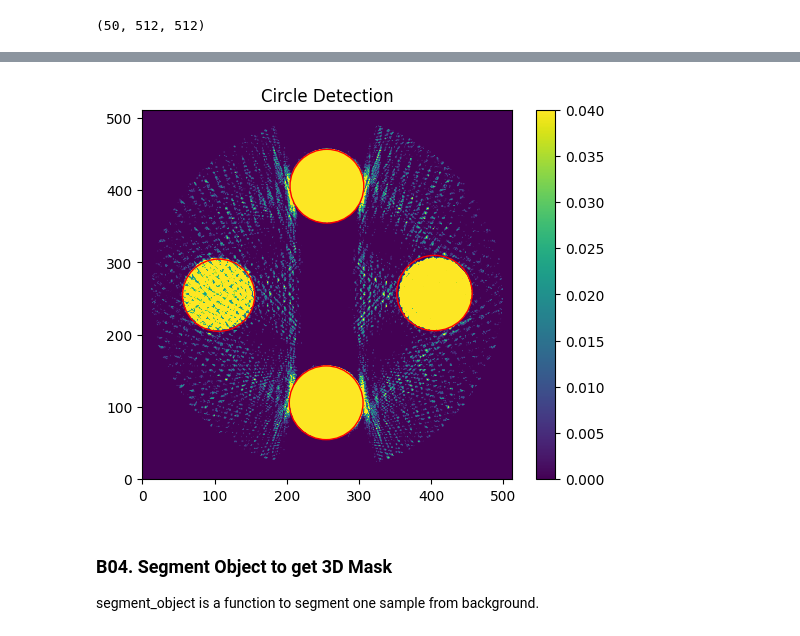
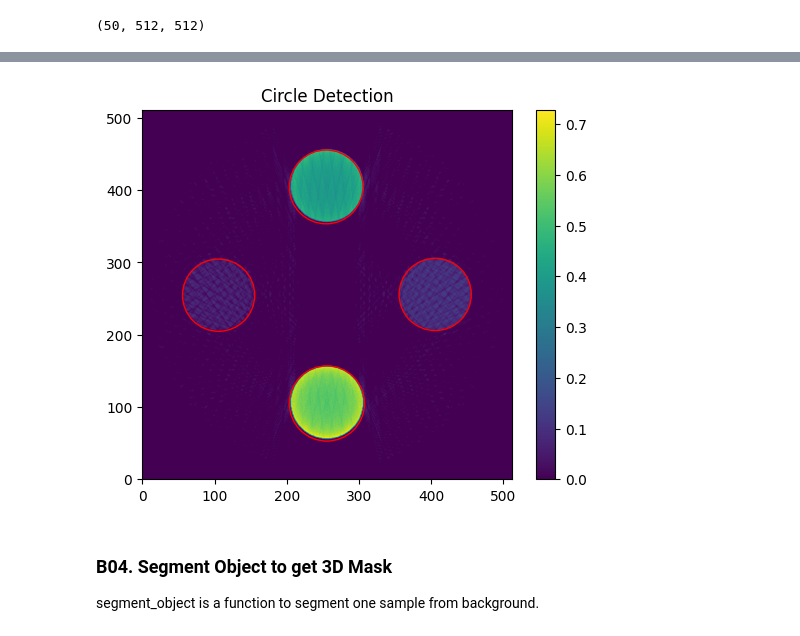
Before and after one commit to cabouman/xcal, a Jupyter notebook: examples/T01_MBSC_LEAP_RS_3Volt_1Filter_1Detector_4Sample.ipynb, the cells around one changed output, grey strips where cells are left out. Drawn from its saved outputs; the diff is of its cells as text; code cells hidden in the pictures.

```diff
--- a/examples/T01_MBSC_LEAP_RS_3Volt_1Filter_1Detector_4Sample.ipynb
+++ b/examples/T01_MBSC_LEAP_RS_3Volt_1Filter_1Detector_4Sample.ipynb
@@ -161,16 +242,14 @@ plt.grid()
 # %%
-from xspec.chem_consts import get_lin_att_c_vs_E
-
-
 # Scanned Homogeneous Rods
-mat_density = [density['%s' % formula] for formula in sample_mats]
+# Density for homogenous material is stored in the imported density dictionary
+mat_density = [density[formula] for formula in sample_mats]
 lac_vs_E_list = [get_lin_att_c_vs_E(den, formula, energies) for den, formula in zip(mat_density, sample_mats)]
 
 # Plot LAC
 for lac_vs_E,mat in zip(lac_vs_E_list, sample_mats):
     plt.plot(energies, lac_vs_E, label=mat)
 plt.yscale('log')
-plt.title('Linear Attenuation Coefficient $\mu$ ($mm^{-1}$)')
+plt.title(r'Linear Attenuation Coefficient $\mu$ ($mm^{-1}$)')
 plt.xlabel('Energy (keV)')
 plt.grid()
 plt.legend()
@@ -344,17 +458,18 @@ leapct = tomographicModels()
 leapct.about()
 
 leapct.set_conebeam(ct_info['NViews'],
-                    ct_info["Resolution"][0],
-                    ct_info["Resolution"][1],
+                    ct_info["shape"][0],
+                    ct_info["shape"][1],
                     ct_info["psize"][0],
                     ct_info["psize"][1],
-                    0.5*(ct_info["Resolution"][0]-1),
-                    0.5*(ct_info["Resolution"][1]-1),
+                    0.5*(ct_info["shape"][0]-1),
+                    0.5*(ct_info["shape"][1]-1),
                     leapct.setAngleArray(ct_info['NViews'], 360.0),
                     ct_info["SOD"],
                     ct_info["SDD"])
 
 leapct.set_default_volume()
+# Reconstructing one CT scan using FBP/RWLS.
 sino = -np.log(trans_list[-1]).astype(np.float32)
 sino = np.ascontiguousarray(sino, dtype=np.float32) # shape is numAngles, numRows, numCols
 recon = leapct.allocate_volume() # shape is numZ, numY, numX
@@ -403,32 +542,38 @@ from xspec.phantom import detect_hough_circles
 # %%
 from matplotlib.patches import Circle
 import math
 
-plt.imshow(recon[25],vmin=0.00,vmax=0.04,origin='lower')
+plt.imshow(recon[25],origin='lower')
 plt.colorbar()
 # Get the current axes.
 ax = plt.gca()
-circles = detect_hough_circles(recon[25], radius_range=(45, 55), vmin=0.00, vmax=0.02, min_dist=200,HoughCircles_params2=10)
-# Define a small threshold for values close to zero
-threshold = 2
-# Sort circles by angle, setting values close to zero to 0
-circles = sorted(circles, key=lambda x: math.atan2(
-    0 if abs(x[1] - 255.5) < threshold else x[1] - 255.5,
-    0 if abs(x[0] - 255.5) < threshold else x[0] - 255.5
+circles = detect_hough_circles(recon[25],
+                               radius_range=(45, 55),
+                               vmin=0.00, vmax=0.02,
+                               min_dist=200,
+                               HoughCircles_params2=10)
 
-))# Create and add circles to the plot.
+# Below is for display and sort the detected circles.
+# x is horizontal axis, y is vertical axis.
+circles_values = np.array([np.mean(recon[25][int(y-r):int(y+r),int(x-r):int(x+r)]) for x,y,r in circles])
+# Sort `circles` based on the order in `circles_values`
+circles = [cir for _, cir in sorted(zip(circles_values, circles))]
+# Rearrange based on material ['V', 'Al', 'Ti', 'Mg']
+circles = [circles[i] for i in [3,1,2,0]]
+
+# Create and add circles to the plot.
 for x, y, radius in circles:
     circle = Circle((x, y), radius, color='red', fill=False)
     ax.add_patch(circle)
 
 # Optionally set the aspect of the plot to be equal.
 # This makes sure that the circles are not skewed.
 ax.set_aspect('equal')
 plt.title('Circle Detection')
 # Show the plot with the circles.
 plt.show()
 # %% [output]
-[figure, old version]
+[figure, new version]
 # %% [markdown]
 ### B04. Segment Object to get 3D Mask
 
```
Also changed, not shown: parts of 36 cells of this notebook, 1 other file.
